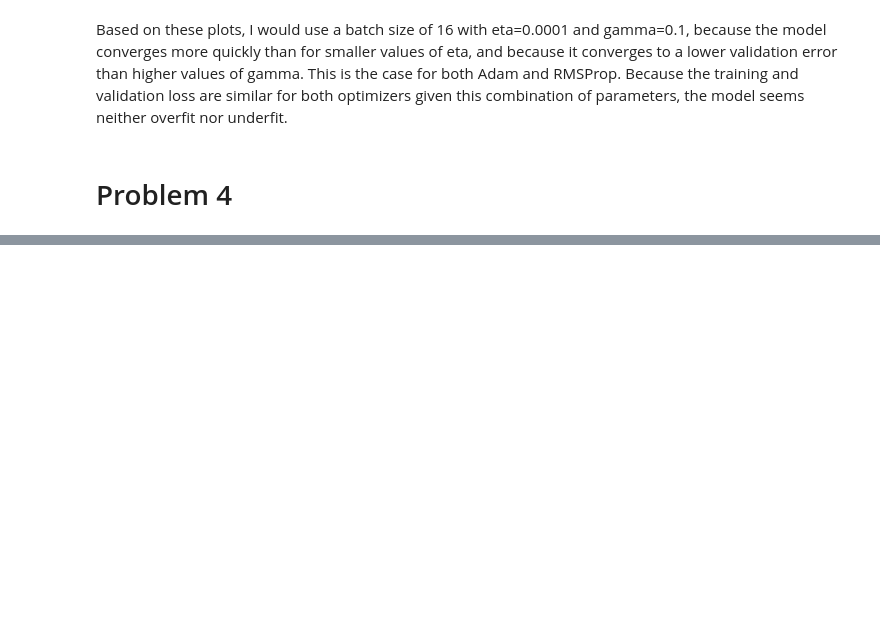
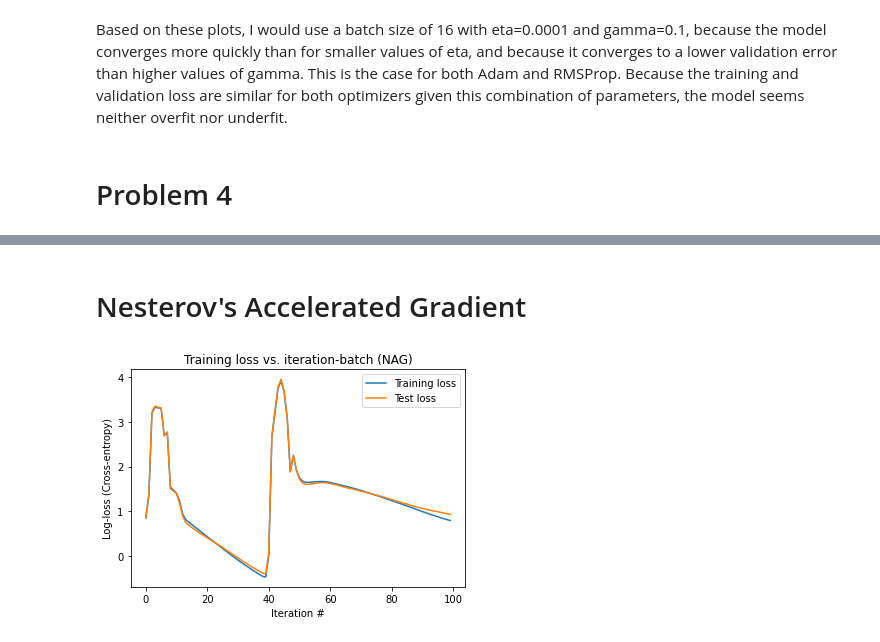
Before and after one commit to samalbertson3/ece-685, a Jupyter notebook: homework 2/homework 2.ipynb, the cells around one changed output, grey strips where cells are left out. Cells and saved outputs as stored; diff of their text form; code cells hidden in the pictures; blank space fills up the shorter version.

```diff
--- a/homework 2/homework 2.ipynb
+++ b/homework 2/homework 2.ipynb
@@ -256,0 +271,55 @@ torch.Size([10])
+# %% [markdown]
+# Nesterov's Accelerated Gradient
+# %%
+# build logistic regression model
+beta = 0.95
+
+losses = torch.Tensor([])
+model = nn.Linear(in_features=784, out_features=10, bias=True)
+criterion = nn.CrossEntropyLoss()
+
+# run optimization loop
+
+#all_params = torch.cat([param.view(-1) for param in model.parameters() if param.requires_grad])
+#print(all_params)
+lmda_k = 1 # skipping straight to lmda_1
+t = [i for i in model.parameters()][0]
+w = [i for i in model.parameters()][0]
+for i in range(num_loops):
+    # forward pass
+    # calculate gradient
+    y_hat = model(mnist_train)
+    loss = criterion(y_hat, y_train) + lmda*sum(sum(model.weight.data*model.weight.data))
+    model.zero_grad()
+    loss.backward()
+
+    # set up update
+    w = [i for i in model.parameters()][0]
+    lmda_k_old = lmda_k
+    t_old = t
+
+    lmda_k = (1 + math.sqrt(1 + 4*lmda_k_old**2))/2
+    gamma_k = (1 - lmda_k_old)/lmda_k
+
+    # update weights
+    t = w - 1/beta*w.grad
+    w = (1 - gamma_k)*t + gamma_k*t_old
+
+    # update losses
+    test_loss = criterion(model(mnist_test), y_test)
+    losses = torch.cat((losses, torch.Tensor([[1, i, loss, test_loss]])), dim=0)
+
+    # move weights back into model
+    model.weight.data = w
+
+# plot training/test loss
+plt.figure()
+plt.plot(losses[:,1].numpy(), np.log(losses[:,2].numpy()), marker='')
+plt.plot(losses[:,1].numpy(), np.log(losses[:,3].numpy()), marker='')
+plt.xlabel("Iteration #")
+plt.ylabel("Log-loss (Cross-entropy)")
+plt.legend(["Training loss", "Test loss"])
+plt.title(f"Training loss vs. iteration-batch (NAG)")
+plt.show()
+# %% [output]
+[figure, added]
```
Also changed, not shown: parts of 18 cells of this notebook.
